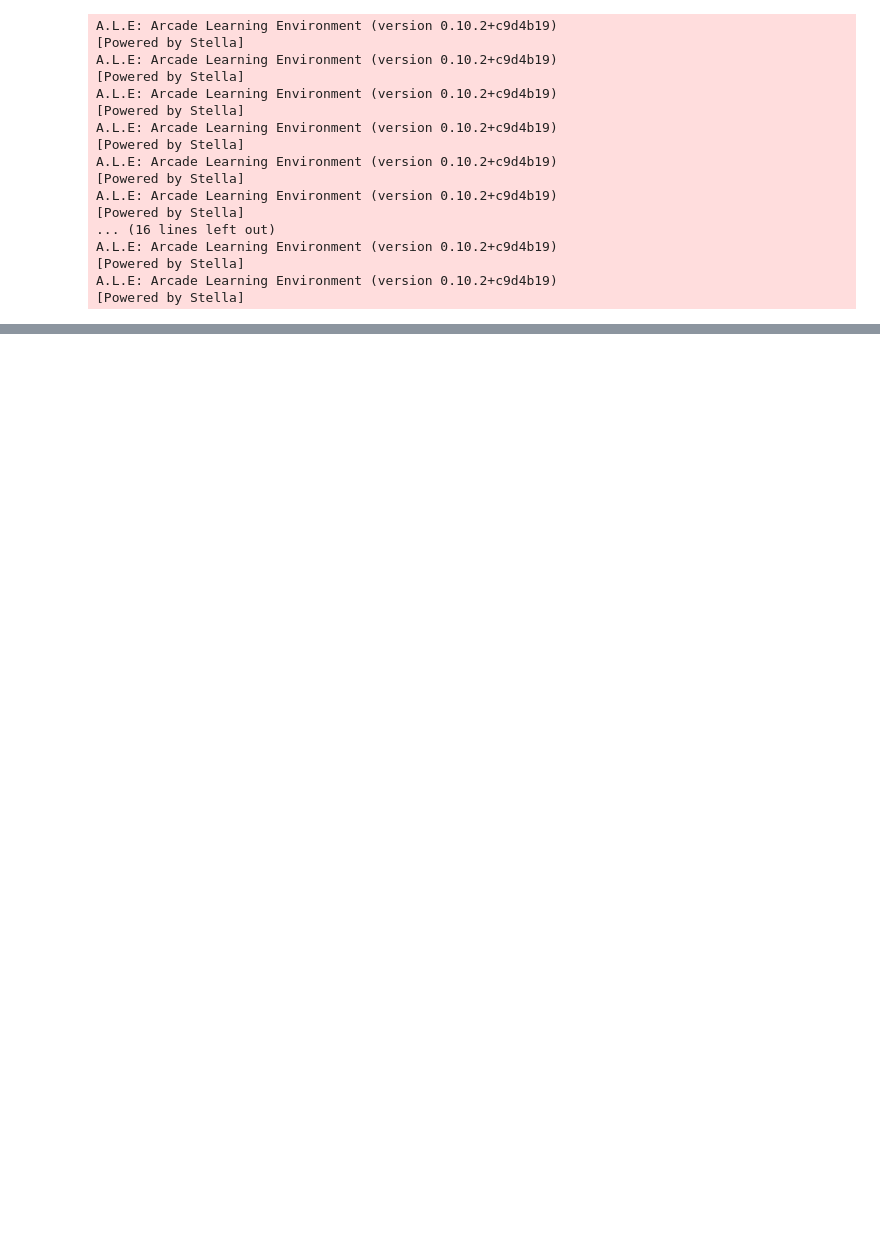
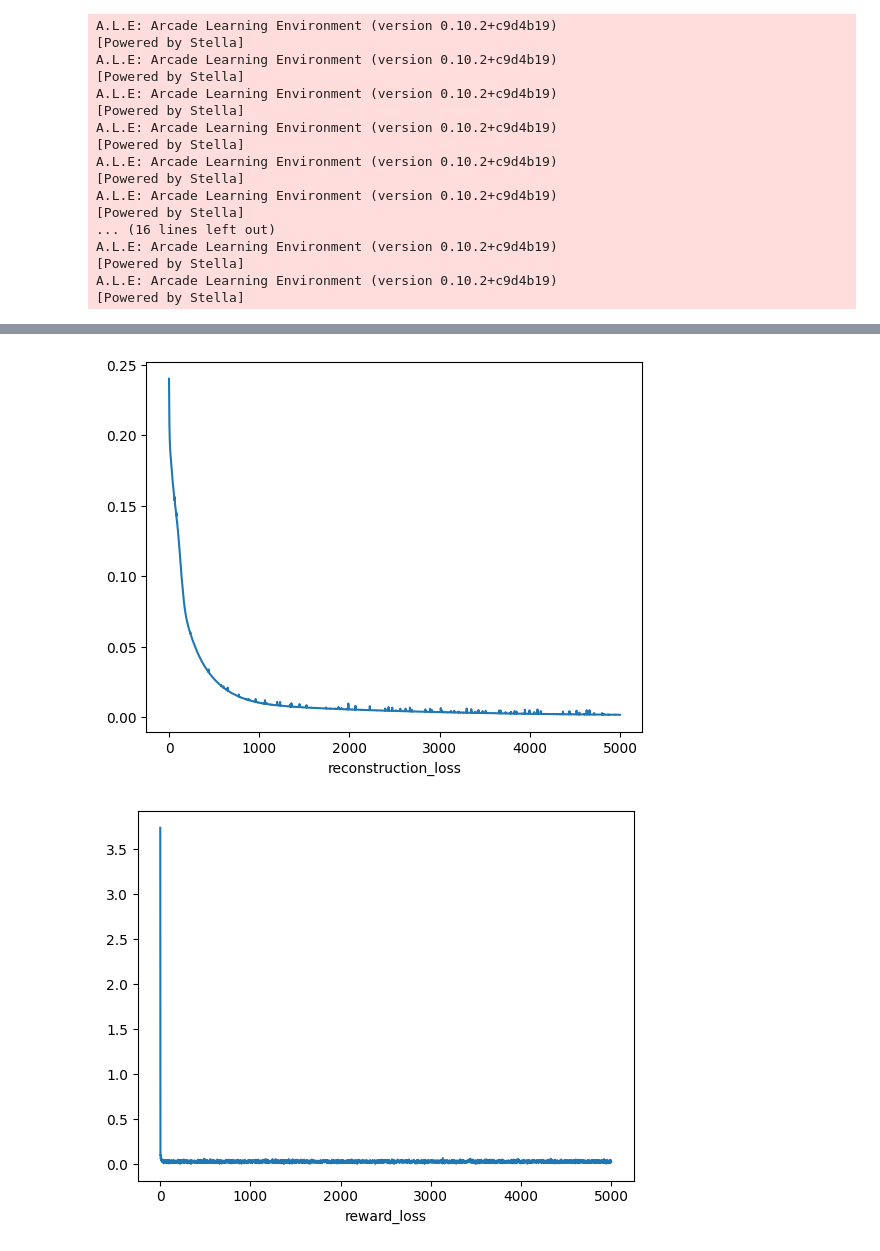
Before and after one commit to antony-zhao/RLTesting, a Jupyter notebook: rltesting/torch_rl/dreamer/testing.ipynb, the cells around one changed output, grey strips where cells are left out. Cells and saved outputs as stored; diff of their text form; code cells hidden in the pictures; blank space fills up the shorter version.

```diff
--- a/rltesting/torch_rl/dreamer/testing.ipynb
+++ b/rltesting/torch_rl/dreamer/testing.ipynb
@@ -144,0 +161,8 @@ tensor([[[nan, nan, nan,  ..., nan, nan, nan],
+# %%
+for k, v in dict_losses.items():
+    plt.plot(v)
+    plt.xlabel(k)
+    plt.show()
+# %% [output]
+[figure, added]
+[figure, added]
```
Also changed, not shown: parts of 14 cells of this notebook, 7 other files.
